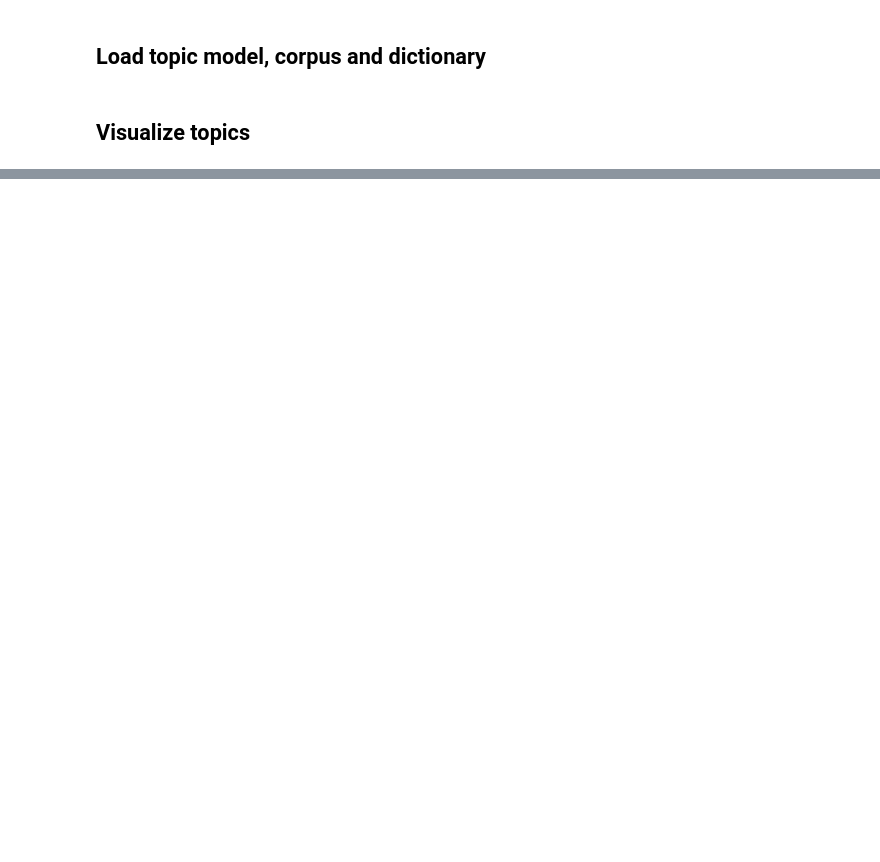
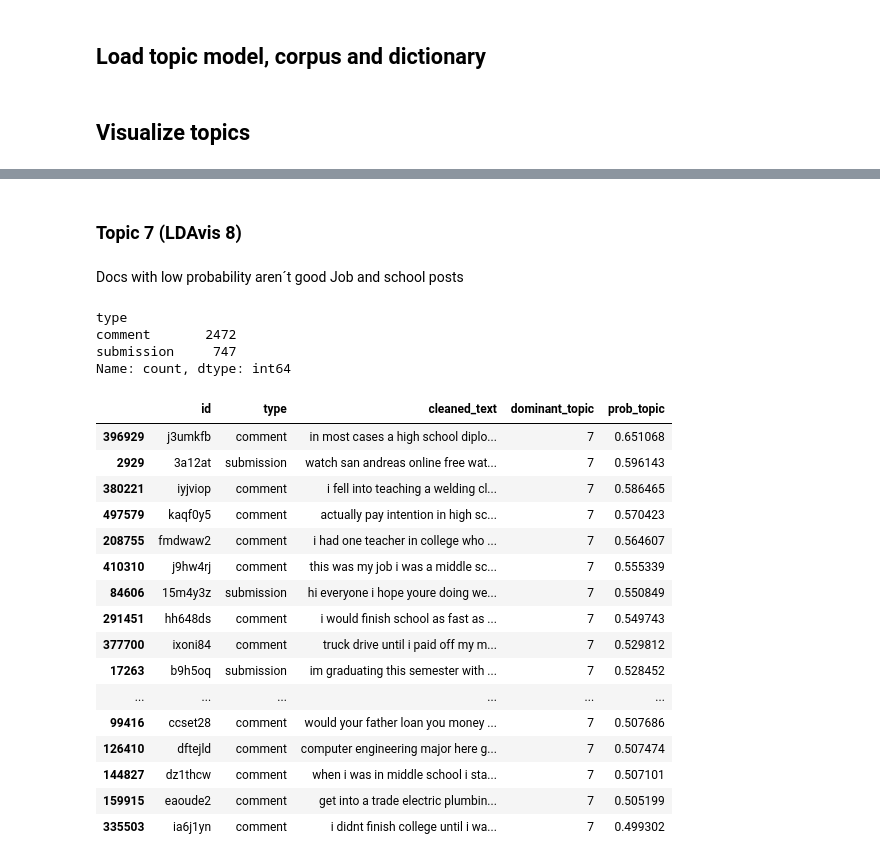
Before and after one commit to natashacarpcast/moralization-selfimprovement, a Jupyter notebook: 04-explore-topics.ipynb, the cells around one changed output, grey strips where cells are left out. Drawn from its saved outputs; the diff is of its cells as text; code cells hidden in the pictures; blank space fills up the shorter version.

```diff
--- a/04-explore-topics.ipynb
+++ b/04-explore-topics.ipynb
@@ -70,0 +322,33 @@ with pd.option_context('display.max_colwidth', None):
+# %% [markdown]
+### Topic 7 (LDAvis 8)
+# %% [markdown]
+Docs with low probability aren´t good
+Job and school posts
+# %%
+#topic7 = data[(data.dominant_topic == 7) & (data.prob_topic > 0.20)].sort_values("prob_topic", ascending=False)
+topic7 = data[(data.dominant_topic == 7)].sort_values("prob_topic", ascending=False)
+print(topic7["type"].value_counts())
+with pd.option_context('display.max_colwidth', None):
+    display(topic7[["id","type","cleaned_text", "dominant_topic", "prob_topic"]][0:20])
+# %% [output]
+type
+comment       2472
+submission     747
+Name: count, dtype: int64
+|  | id | type | cleaned_text | dominant_topic | prob_topic |
+| 396929 | j3umkfb | comment | in most cases a high school diplo... | 7 | 0.651068 |
+| 2929 | 3a12at | submission | watch san andreas online free wat... | 7 | 0.596143 |
+| 380221 | iyjviop | comment | i fell into teaching a welding cl... | 7 | 0.586465 |
+| 497579 | kaqf0y5 | comment | actually pay intention in high sc... | 7 | 0.570423 |
+| 208755 | fmdwaw2 | comment | i had one teacher in college who ... | 7 | 0.564607 |
+| 410310 | j9hw4rj | comment | this was my job i was a middle sc... | 7 | 0.555339 |
+| 84606 | 15m4y3z | submission | hi everyone i hope youre doing we... | 7 | 0.550849 |
+| 291451 | hh648ds | comment | i would finish school as fast as ... | 7 | 0.549743 |
+| 377700 | ixoni84 | comment | truck drive until i paid off my m... | 7 | 0.529812 |
+| 17263 | b9h5oq | submission | im graduating this semester with ... | 7 | 0.528452 |
+| ... | ... | ... | ... | ... | ... |
+| 99416 | ccset28 | comment | would your father loan you money ... | 7 | 0.507686 |
+| 126410 | dftejld | comment | computer engineering major here g... | 7 | 0.507474 |
+| 144827 | dz1thcw | comment | when i was in middle school i sta... | 7 | 0.507101 |
+| 159915 | eaoude2 | comment | get into a trade electric plumbin... | 7 | 0.505199 |
+| 335503 | ia6j1yn | comment | i didnt finish college until i wa... | 7 | 0.499302 |
```
Also changed, not shown: parts of 46 cells of this notebook.
